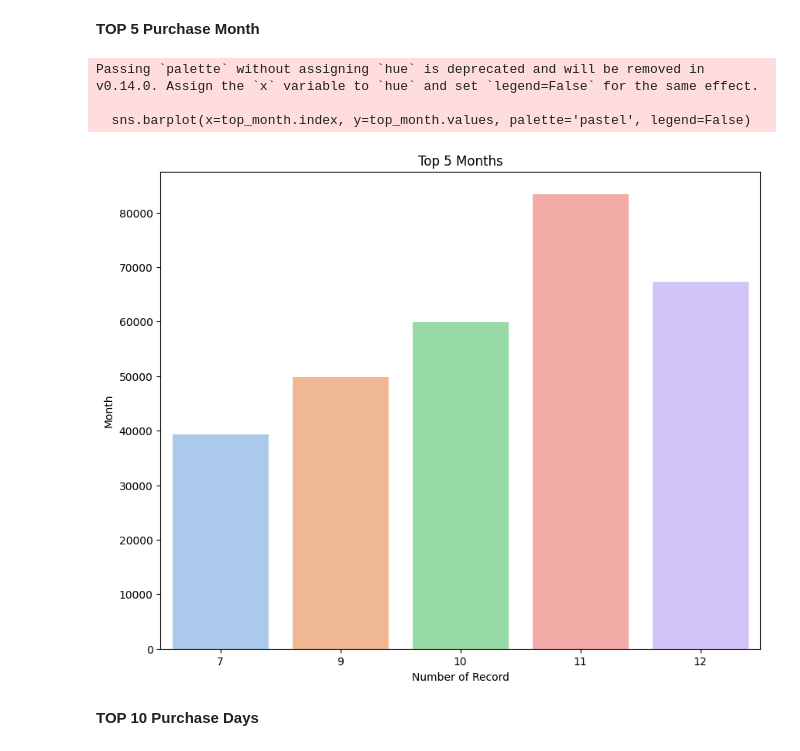
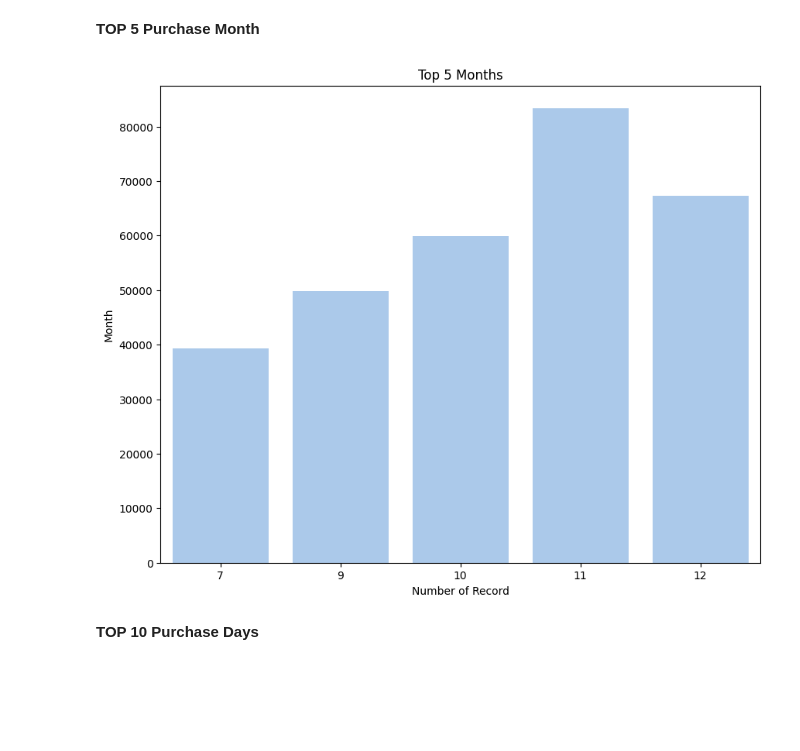
Before and after one commit to ymo98/customer-segmentation, a Jupyter notebook: customer-segmentation.ipynb, the cells around one changed output. Saved outputs shown, nothing was run; the diff lists cells and outputs as text; code cells hidden in the pictures; blank space fills up the shorter version.

```diff
--- a/customer-segmentation.ipynb
+++ b/customer-segmentation.ipynb
@@ -164,16 +162,13 @@ Name: count, dtype: int64
 top_month = df_ori['InvoiceDate'].dt.month.value_counts().head(5)
 # %%
 plt.figure(figsize=(10,8))
-sns.barplot(x=top_month.index, y=top_month.values, palette='pastel', legend=False)
+sns.barplot(x=top_month.index, y=top_month.values, palette='pastel', legend=False, hue=False)
 plt.title('Top 5 Months')
 plt.xlabel('Number of Record')
 plt.ylabel('Month')
 plt.show()
 # %% [output]
-Passing `palette` without assigning `hue` is deprecated and will be removed in v0.14.0. Assign the `x` variable to `hue` and set `legend=False` for the same effect.
-
-  sns.barplot(x=top_month.index, y=top_month.values, palette='pastel', legend=False)
-[figure, old version]
+[figure, new version]
 # %% [markdown]
 **TOP 10 Purchase Days**
 # %%
```
Also changed, not shown: parts of 8 cells of this notebook.
